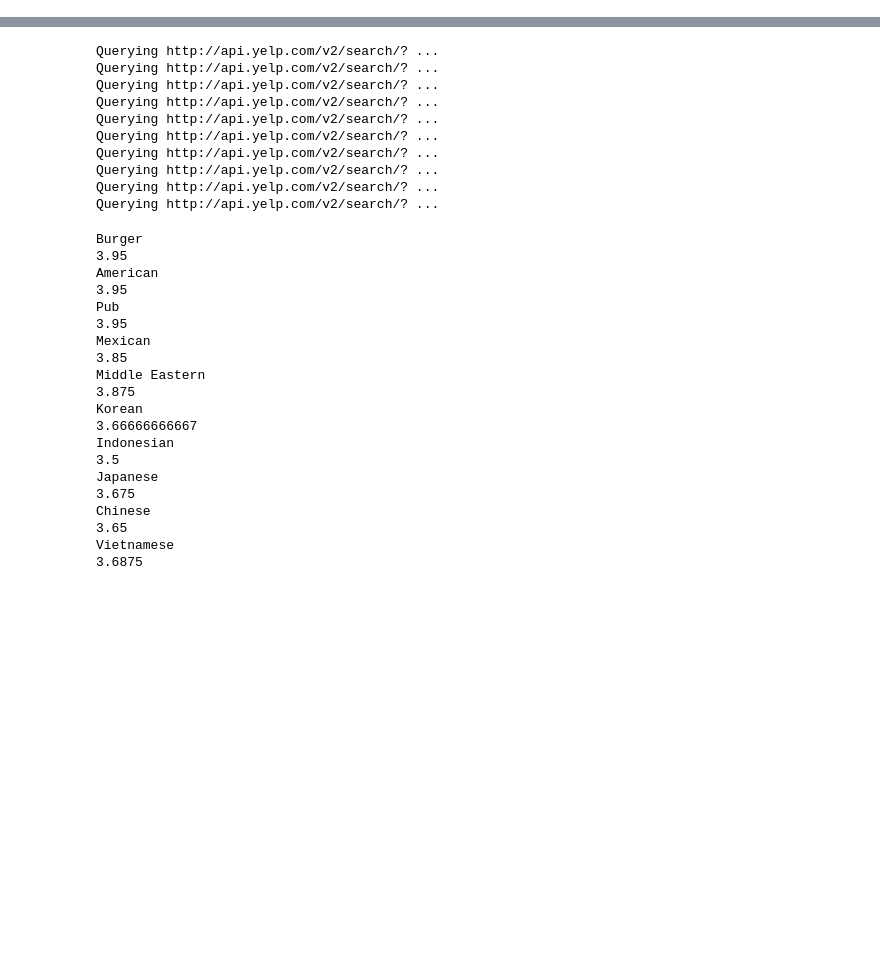
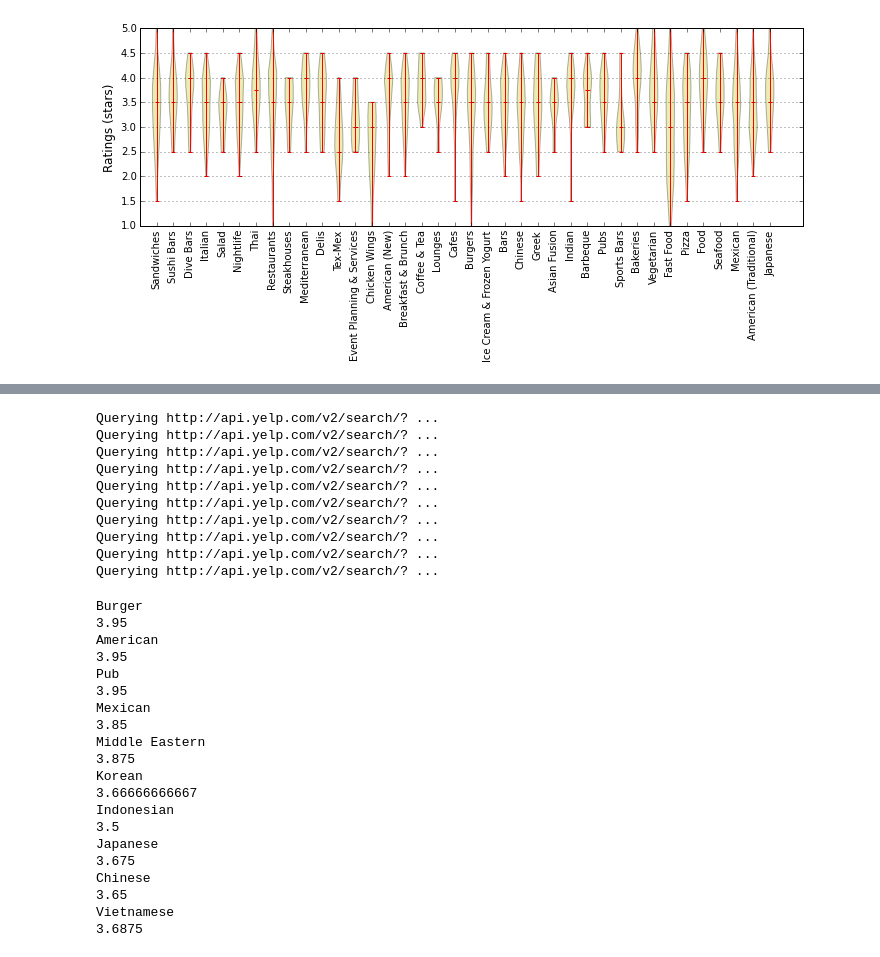
Before and after one commit to stephenpardy/PythonNotebooks, a Jupyter notebook: Yelp_Ratings.ipynb, the cells around one changed output, grey strips where cells are left out. Saved outputs shown, nothing was run; the diff lists cells and outputs as text; code cells hidden in the pictures; blank space fills up the shorter version.

```diff
--- a/Yelp_Ratings.ipynb
+++ b/Yelp_Ratings.ipynb
@@ -223,0 +209,18 @@ axis.legend(loc='upper left', ncol=2)
+# %%
+fig, axis = plt.subplots(1, figsize=(10, 5))
+
+cutoff = 10
+
+all_data = [v for k, v in stars.iteritems() if len(v) > cutoff]
+names = [k for k, v in stars.iteritems()  if len(v) > cutoff]
+
+axis.violinplot(all_data, showextrema=True, showmedians=True, points=10)
+axis.set_xticks([y+1 for y in range(len(all_data))])
+labels = axis.set_xticklabels(names, rotation='vertical')
+
+axis.set_ylabel('Ratings (stars)', fontsize=12)
+axis.yaxis.grid(True)
+plt.tight_layout()
+plt.savefig('/Users/spardy/Code/Web/Blog/images/ratings/all_ratings.jpeg', dpi=100)
+# %% [output]
+[figure, added]
```
Also changed, not shown: parts of 47 cells of this notebook, 3 other files.
